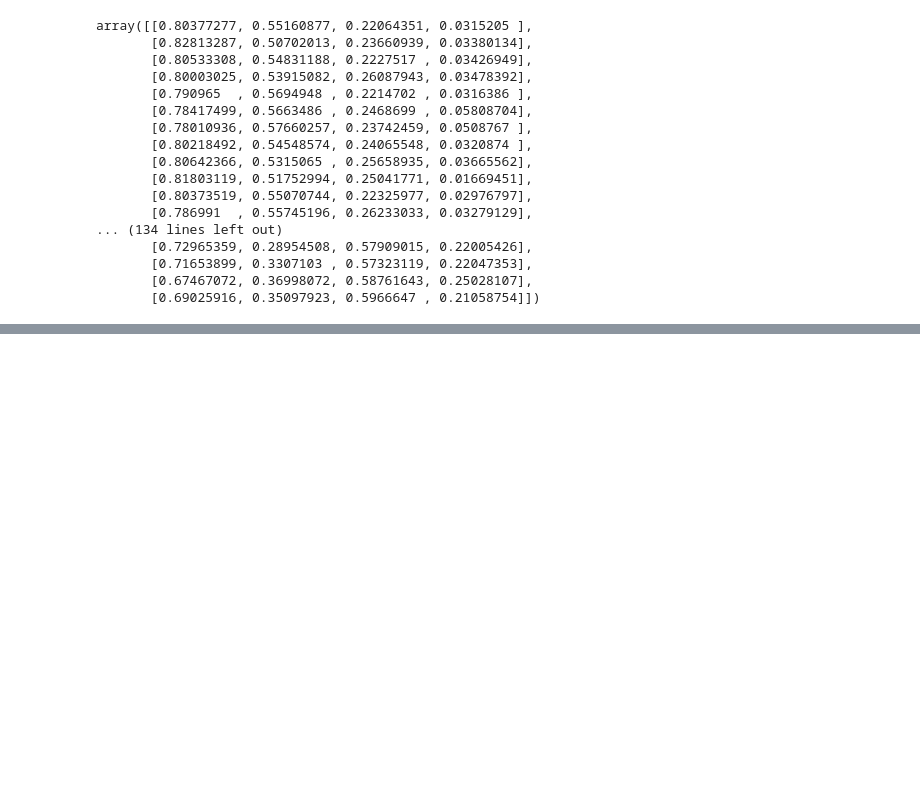
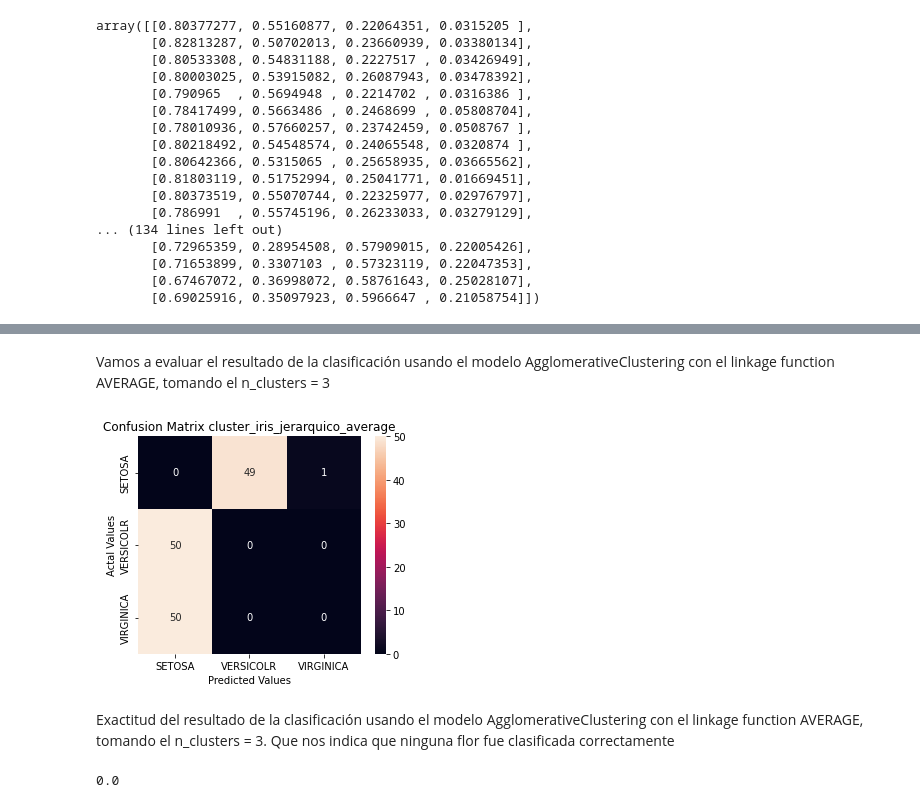
Before and after one commit to Sergio-Ibarra-1795/Diplomado_UNAM_DC_Full_gitHub, a Jupyter notebook: Modulo7_Aprendizaje_NO_supervisado/Modulo7_Practica1.ipynb, the cells around one changed output, grey strips where cells are left out. Cells and saved outputs as stored; diff of their text form; code cells hidden in the pictures; blank space fills up the shorter version.

```diff
--- a/Modulo7_Aprendizaje_NO_supervisado/Modulo7_Practica1.ipynb
+++ b/Modulo7_Aprendizaje_NO_supervisado/Modulo7_Practica1.ipynb
@@ -142,0 +229,6 @@ array([[0.80377277, 0.55160877, 0.22064351, 0.0315205 ],
+# %%
+from sklearn.cluster import AgglomerativeClustering
+
+cluster_iris_jerarquico_average = AgglomerativeClustering(n_clusters=3, affinity='euclidean', linkage='average')
+cluster_iris_jerarquico_average_result = cluster_iris_jerarquico_average.fit_predict(frame_iris_jerarquico_scaled)
+cluster_iris_jerarquico_average_result
@@ -142,0 +243,29 @@ array([[0.80377277, 0.55160877, 0.22064351, 0.0315205 ],
+# %% [markdown]
+Vamos a evaluar el resultado de la clasificación usando el modelo AgglomerativeClustering con el linkage function AVERAGE, tomando el n_clusters = 3
+# %%
+from sklearn.metrics import confusion_matrix
+
+confusion_matrix_cluster_iris_jerarquico_average = confusion_matrix(y_iris,cluster_iris_jerarquico_average_result)
+
+# Creating a dataframe for a array-formatted Confusion matrix,so it will be easy for plotting.
+cm_cluster_iris_jerarquico_average = pd.DataFrame(confusion_matrix_cluster_iris_jerarquico_average,
+                     index = ['SETOSA','VERSICOLR','VIRGINICA'],
+                     columns = ['SETOSA','VERSICOLR','VIRGINICA'])
+
+
+#Plotting the confusion matrix
+plt.figure(figsize=(5,4))
+sns.heatmap(cm_cluster_iris_jerarquico_average, annot=True)
+plt.title('Confusion Matrix cluster_iris_jerarquico_average')
+plt.ylabel('Actal Values')
+plt.xlabel('Predicted Values')
+plt.show()
+# %% [output]
+[figure, added]
+# %% [markdown]
+Exactitud del resultado de la clasificación usando el modelo AgglomerativeClustering con el linkage function AVERAGE, tomando el n_clusters = 3. Que nos indica que ninguna flor fue clasificada correctamente
+# %%
+from sklearn.metrics import accuracy_score
+accuracy_score(y_iris,cluster_iris_jerarquico_average_result)
+# %% [output]
+0.0
```
Also changed, not shown: parts of 22 cells of this notebook, 1 other file.
